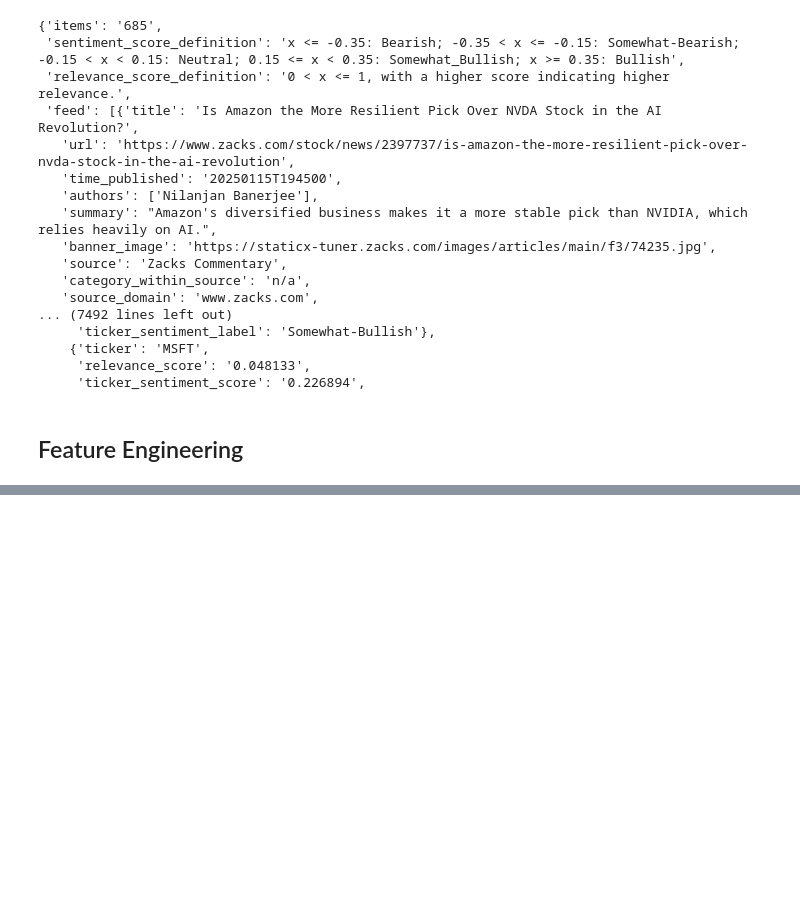
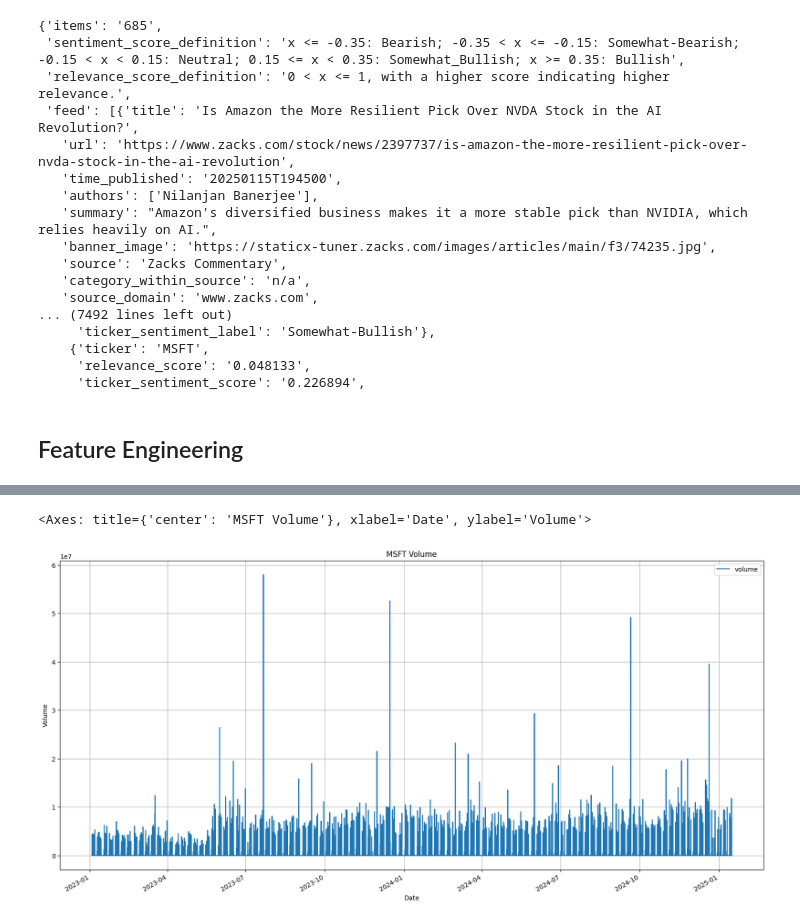
Before and after one commit to cagrikurt8/stock-market-trend-prediction, a Jupyter notebook: experimentation/data_extraction_model_experimentation.ipynb, the cells around one changed output, grey strips where cells are left out. Cells and saved outputs as stored; diff of their text form; code cells hidden in the pictures; blank space fills up the shorter version.

```diff
--- a/experimentation/data_extraction.ipynb
+++ b/experimentation/data_extraction_model_experimentation.ipynb
@@ -272,0 +356,13 @@ df_small
+# %%
+df.plot(x='timestamp',
+        y='volume',
+        xlabel='Date',
+        ylabel='Volume',
+        title='MSFT Volume',
+        grid=True,
+        kind='line',
+        figsize=(20, 10)
+    )
+# %% [output]
+<Axes: title={'center': 'MSFT Volume'}, xlabel='Date', ylabel='Volume'>
+[figure, added]
```
Also changed, not shown: parts of 52 cells of this notebook, 11 other files.
